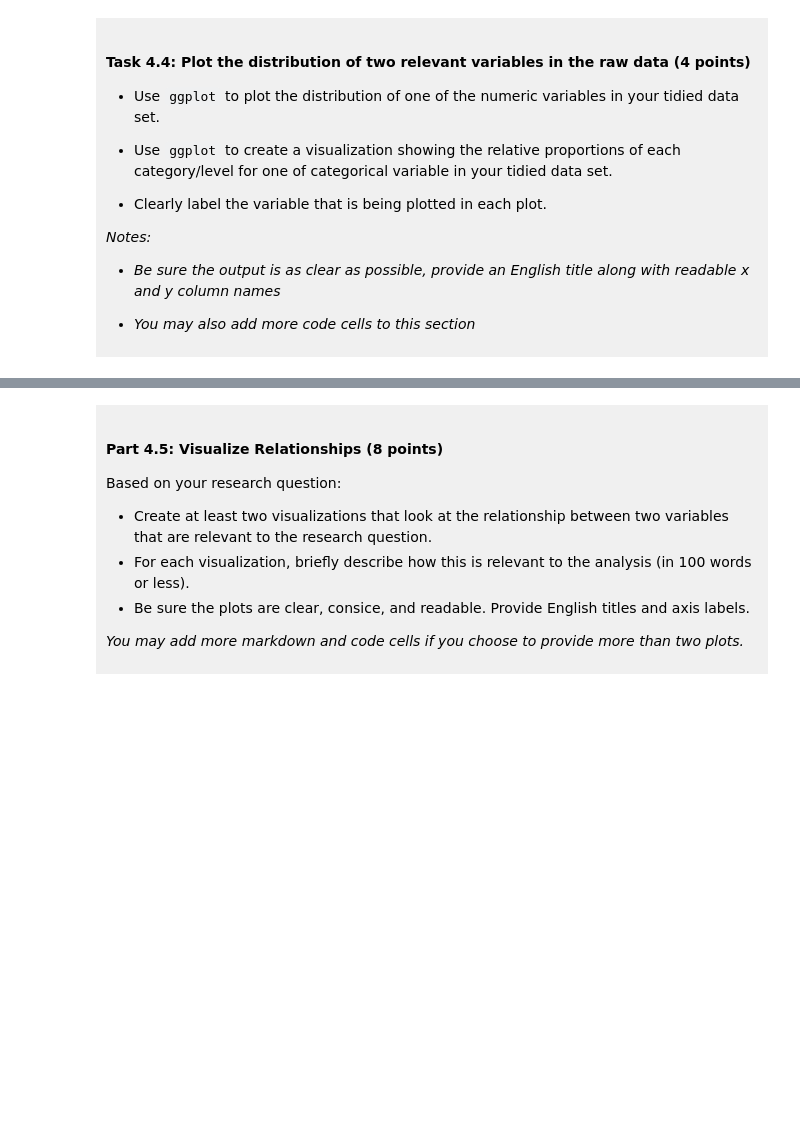
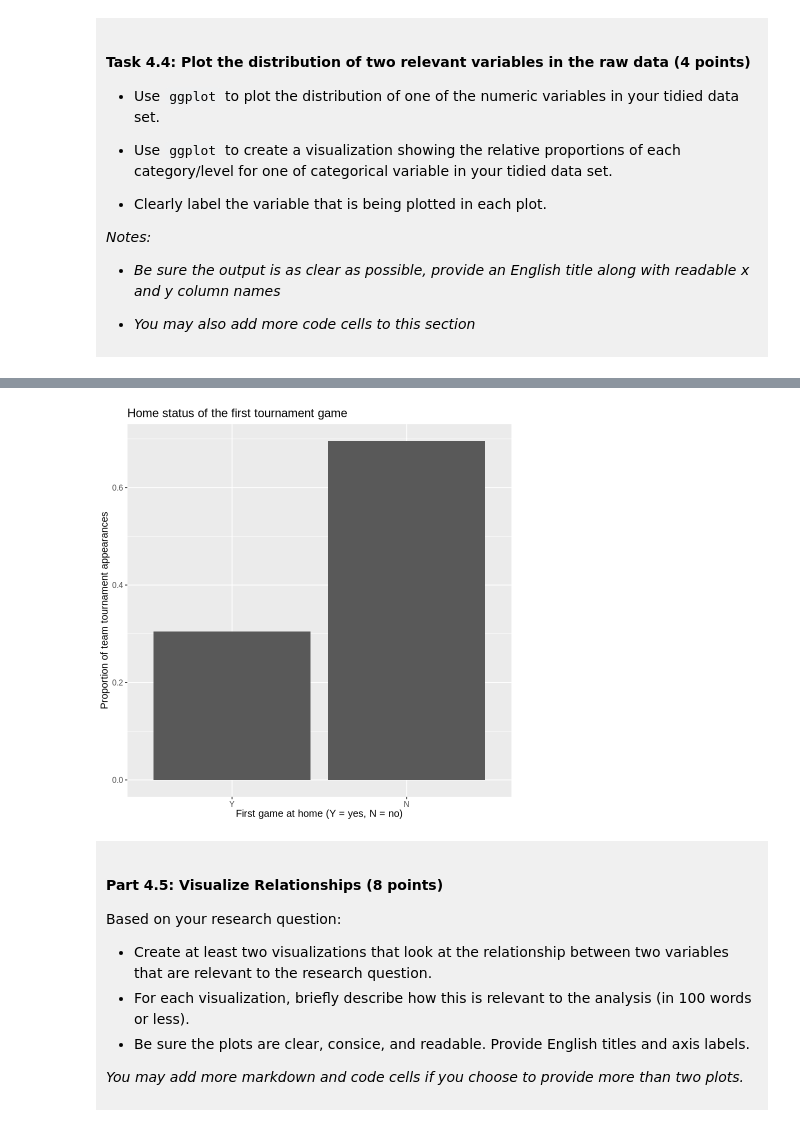
Before and after one commit to nehasidhu13/dsci-100-project-neha-sidhu, a Jupyter notebook: dsci-100-project-notebook.ipynb, the cells around one changed output, grey strips where cells are left out. Cells and saved outputs as stored; diff of their text form; code cells hidden in the pictures; blank space fills up the shorter version.

```diff
--- a/dsci-100-project-notebook.ipynb
+++ b/dsci-100-project-notebook.ipynb
@@ -310,5 +355,21 @@ You will refine your research question (if needed) and produce a tidy data set.
 # %%
-### EDIT THIS CODE CELL FOR PLOT 2 ###
+home_proportions <- basketball_tidy |>
+    group_by(first_game_at_home) |>
+    summarize(count = n()) |>
+    mutate(proportion = count/sum(count))
+
+# Plot the proportion of appearances in each category.
+home_proportion_plot <- ggplot(home_proportions,
+                               aes(x = first_game_at_home, y = proportion)) +
+    geom_bar(stat = "identity") +
+    labs(title = "Home status of the first tournament game",
+        x = "First game at home (Y = yes, N = no)",
+        y = "Proportion of team tournament appearances") +
+    theme(text = element_text(size = 12))
+
+home_proportion_plot
+# %% [output]
+[figure, added]
 # %% [markdown]
 <div style="background-color: #f0f0f0; padding: 10px;">
 
```
Also changed, not shown: parts of 9 cells of this notebook.
